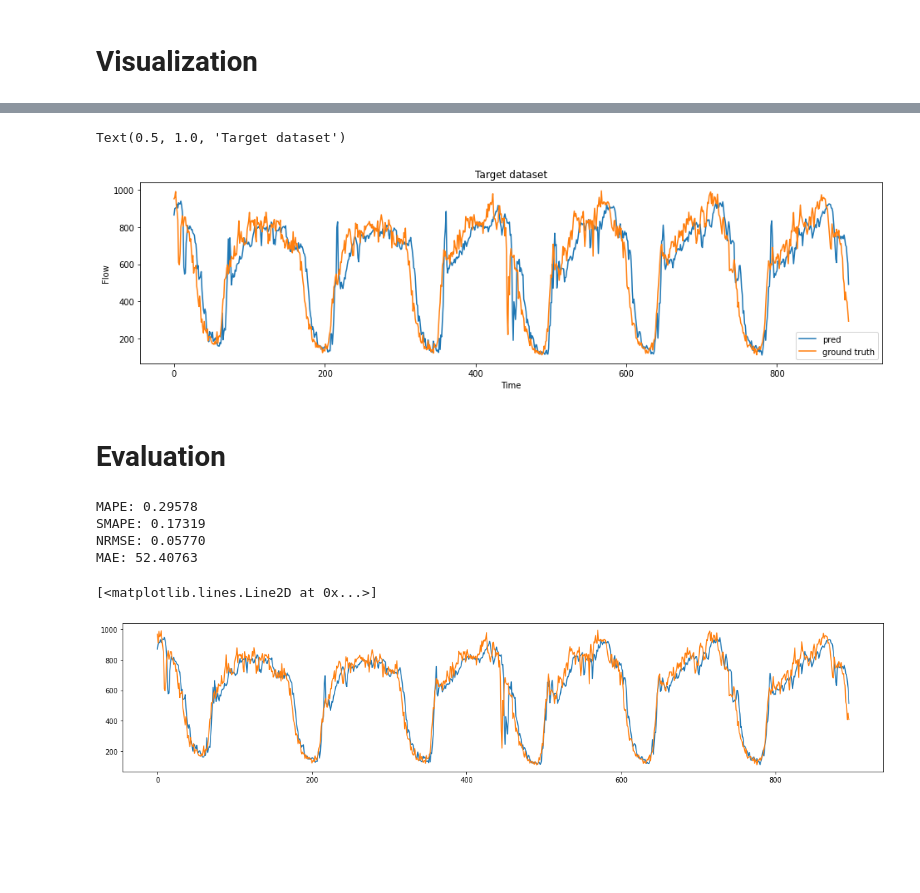
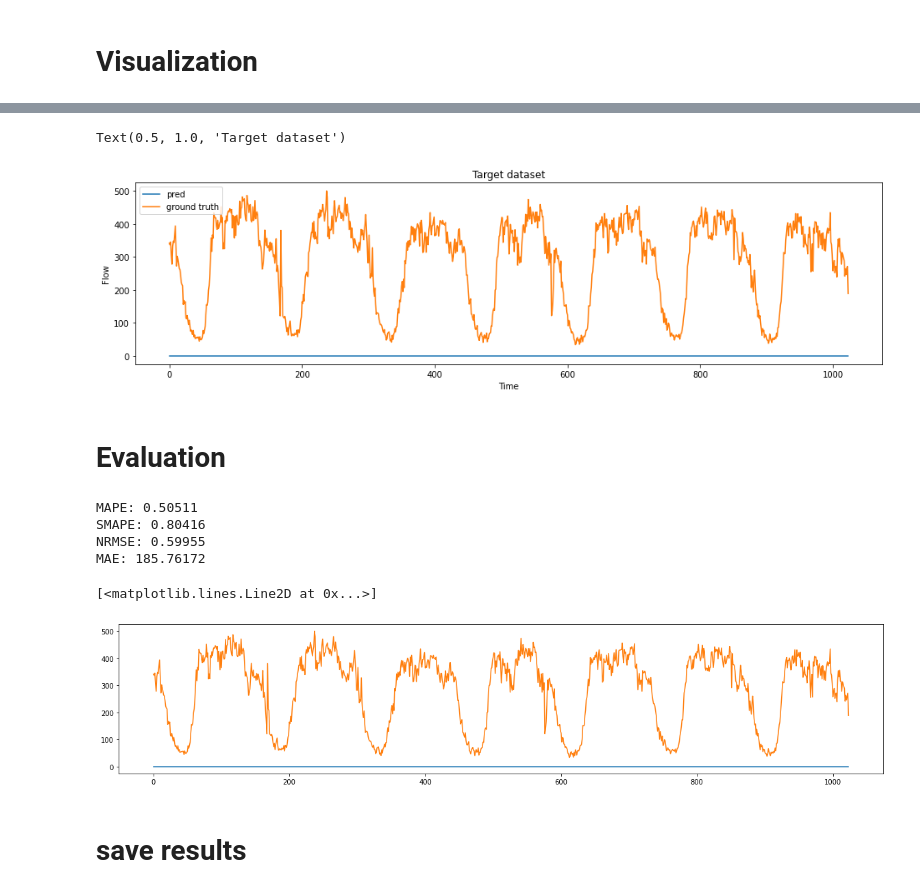
Before and after one commit to HaTT2018/NET_louvain_DAN, a Jupyter notebook: learning_DAN/base_FC.ipynb, the cells around one changed output, grey strips where cells are left out. Drawn from its saved outputs; the diff is of its cells as text; code cells hidden in the pictures; blank space fills up the shorter version.

```diff
--- a/learning_DAN/base_FC.ipynb
+++ b/learning_DAN/base_FC.ipynb
@@ -106,5 +53,6 @@ plt.plot(range(len(v_class2.iloc[0, 2:-1])), v_class2.iloc[0, 2:-1])
 # %%
 # in this case, only target data is accessible
-v_class2 = v_class2.iloc[:, 2:-1]
+# v_class2 = v_class2.iloc[:, 2:-1]
+v_class2 = pd.read_csv('../data/flow_r_revised.csv')
 # tar_flow, tar_min, tar_max = dan_utils.norm_data(np.array(v_class2.iloc[:, 4466-144*10-1:4466-144-1], dtype=float))
-tar_flow = np.array(v_class2.iloc[:, 4466-144*10-1:4466-144-1])
+tar_flow = np.array(v_class2.iloc[:, v_class2.shape[1]-144*10-1:v_class2.shape[1]-144-1])
@@ -115,8 +69,7 @@ tar_flow.shape
 # %% [markdown]
 # Data assembling
 # %%
-def sliding_window(data, window_size, prop):
-    pred_samp = 6
+def sliding_window(data, window_size, prop, pred_samp):
     device = torch.device("cuda" if torch.cuda.is_available() else "cpu")
     # "data" should be 1-D vector
     data = data.T
@@ -141,9 +94,11 @@ def sliding_window(data, window_size, prop):
     return train_data_out, train_label_out, val_data_out, val_label_out
 # %%
 window_size = 10
+pred_samp = 6
 batch_size = 57600
 device = torch.device("cuda" if torch.cuda.is_available() else "cpu")
-tar_train_data, tar_train_label, tar_val_data, tar_val_label = sliding_window(tar_flow, window_size, 0.3)
+prop = 0.2
+tar_train_data, tar_train_label, tar_val_data, tar_val_label = sliding_window(tar_flow, window_size, prop, pred_samp)
 
 tar_train_loader = torch.utils.data.DataLoader(
     TensorDataset(tar_train_data, tar_train_label), batch_size, shuffle=True
@@ -283,14 +238,14 @@ plot_loss(val_loss_set, train_loss_set, 'No DAN')
 # %%
 plt.figure(figsize=[16,4])
-plt.plot(val_out[:, 0, -1].cpu().detach().numpy(), label='pred')
-plt.plot(tar_val_label[:, 0, -1].cpu().detach().numpy(), label='ground truth')
+plt.plot(val_out[:, 0, 0].cpu().detach().numpy(), label='pred')
+plt.plot(tar_val_label[:, 0, 0].cpu().detach().numpy(), label='ground truth')
 plt.legend()
 plt.xlabel('Time')  # time gran: 15 min
 plt.ylabel('Flow')
 plt.title('Target dataset')
 # %% [output]
 Text(0.5, 1.0, 'Target dataset')
-[figure, old version]
+[figure, new version]
 # %% [markdown]
 # Evaluation
 # %%
@@ -301,23 +256,24 @@ val_out = traff_node_base(tar_val_data).cpu().detach().numpy()
 # val_out_denormed = dan_utils.denorm_data(val_out, tar_min, tar_max).cpu().detach().numpy()
 # tar_val_label_denormed = dan_utils.denorm_data(tar_val_label, tar_min, tar_max).cpu().detach().numpy()
 
-m=0.05
-print('MAPE: %.5f'%dan_utils.mape_loss_func(val_out, tar_val_label.cpu().detach().numpy(), m))
-print('SMAPE: %.5f'%dan_utils.smape_loss_func(val_out, tar_val_label.cpu().detach().numpy(), m))
-print('NRMSE: %.5f'%dan_utils.nrmse_loss_func(val_out, tar_val_label.cpu().detach().numpy(), m))
-print('MAE: %.5f'%dan_utils.mae_loss_func(val_out, tar_val_label.cpu().detach().numpy(), m))
-
-# save model
-torch.save(traff_node_base.state_dict(), '../model/base_FC_mape=%.5f.h5'%dan_utils.mape_loss_func(val_out, tar_val_label.cpu().detach().numpy(), m))
+m=0.0
+mape=dan_utils.mape_loss_func(val_out, tar_val_label.cpu().detach().numpy(), m)
+smape=dan_utils.smape_loss_func(val_out, tar_val_label.cpu().detach().numpy(), m)
+nrmse=dan_utils.nrmse_loss_func(val_out, tar_val_label.cpu().detach().numpy(), m)
+mae=dan_utils.mae_loss_func(val_out, tar_val_label.cpu().detach().numpy(), m)
+print('MAPE: %.5f'%mape)
+print('SMAPE: %.5f'%smape)
+print('NRMSE: %.5f'%nrmse)
+print('MAE: %.5f'%mae)
 # %% [output]
-MAPE: 0.29578
-SMAPE: 0.17319
-NRMSE: 0.05770
-MAE: 52.40763
+MAPE: 0.50511
+SMAPE: 0.80416
+NRMSE: 0.59955
+MAE: 185.76172
 # %%
 plt.figure(figsize=[20, 4])
-plt.plot(val_out[:, 0, 2])
-plt.plot(tar_val_label.cpu().detach().numpy()[:, 0, 2])
+plt.plot(val_out[:, 0, 0])
+plt.plot(tar_val_label.cpu().detach().numpy()[:, 0, 0])
 # %% [output]
 [<matplotlib.lines.Line2D at 0x...>]
-[figure, old version]
+[figure, new version]
@@ -327,0 +280,2 @@ val_out.shape
+# %% [markdown]
+# save results
```
Also changed, not shown: parts of 13 cells of this notebook.
